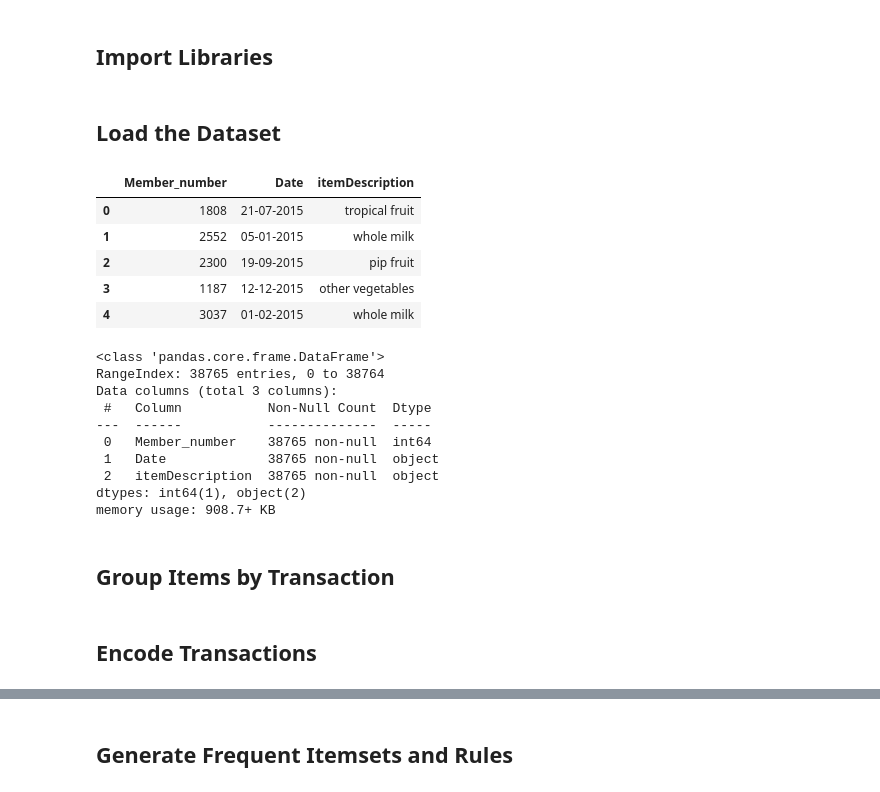
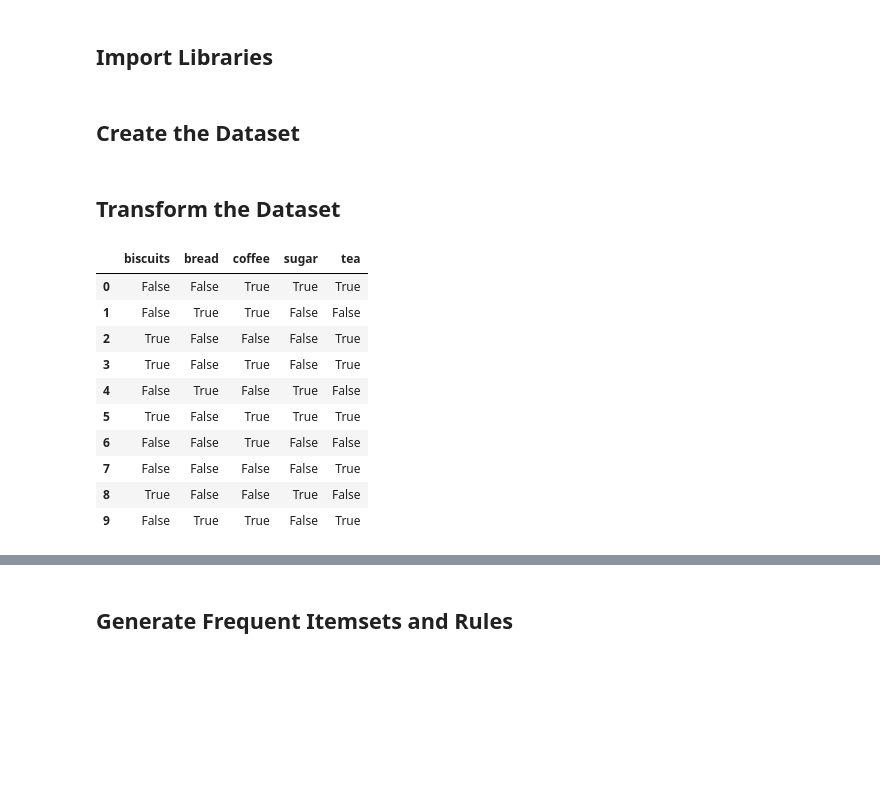
Before and after one commit to nurulashraf/apriori-market-basket-analysis, a Jupyter notebook: notebooks/apriori_market_basket_analysis.ipynb, the cells around one changed output, grey strips where cells are left out. Cells and saved outputs as stored; diff of their text form; code cells hidden in the pictures; blank space fills up the shorter version.

```diff
--- a/notebooks/apriori_market_basket_analysis.ipynb
+++ b/notebooks/apriori_market_basket_analysis.ipynb
@@ -62,4 +21,4 @@ import pandas as pd
 from mlxtend.preprocessing import TransactionEncoder
 from mlxtend.frequent_patterns import apriori, association_rules
 # %% [markdown]
-## Load the Dataset
+## Create the Dataset
@@ -68,24 +25,33 @@ df = pd.read_csv('/content/drive/MyDrive/datasets/groceries_dataset.csv')
+# %%
+transactions = [
+    ['coffee', 'tea', 'sugar'],
+    ['coffee', 'bread'],
+    ['tea', 'biscuits'],
+    ['coffee', 'tea', 'biscuits'],
+    ['bread', 'sugar'],
+    ['coffee', 'tea', 'sugar', 'biscuits'],
+    ['coffee'],
+    ['tea'],
+    ['sugar', 'biscuits'],
+    ['coffee', 'bread', 'tea']
+]
+# %% [markdown]
+## Transform the Dataset
+# %%
+te = TransactionEncoder()
+te_data = te.fit(transactions).transform(transactions)
+df = pd.DataFrame(te_data,columns=te.columns_)
 # %%
-df.head()
+df
 # %% [output]
-|  | Member_number | Date | itemDescription |
-| 0 | 1808 | 21-07-2015 | tropical fruit |
-| 1 | 2552 | 05-01-2015 | whole milk |
-| 2 | 2300 | 19-09-2015 | pip fruit |
-| 3 | 1187 | 12-12-2015 | other vegetables |
-| 4 | 3037 | 01-02-2015 | whole milk |
+|  | biscuits | bread | coffee | sugar | tea |
+| 0 | False | False | True | True | True |
+| 1 | False | True | True | False | False |
+| 2 | True | False | False | False | True |
+| 3 | True | False | True | False | True |
+| 4 | False | True | False | True | False |
+| 5 | True | False | True | True | True |
+| 6 | False | False | True | False | False |
+| 7 | False | False | False | False | True |
+| 8 | True | False | False | True | False |
+| 9 | False | True | True | False | True |
-# %%
-df.info()
-# %% [output]
-<class 'pandas.core.frame.DataFrame'>
-RangeIndex: 38765 entries, 0 to 38764
-Data columns (total 3 columns):
- #   Column           Non-Null Count  Dtype
----  ------           --------------  -----
- 0   Member_number    38765 non-null  int64
- 1   Date             38765 non-null  object
- 2   itemDescription  38765 non-null  object
-dtypes: int64(1), object(2)
-memory usage: 908.7+ KB
-# %% [markdown]
-## Group Items by Transaction
@@ -94,2 +57,0 @@ transactions = df.groupby(['Member_number', 'Date'])['itemDescription'].apply(li
-# %% [markdown]
-## Encode Transactions
```
Also changed, not shown: parts of 22 cells of this notebook.
